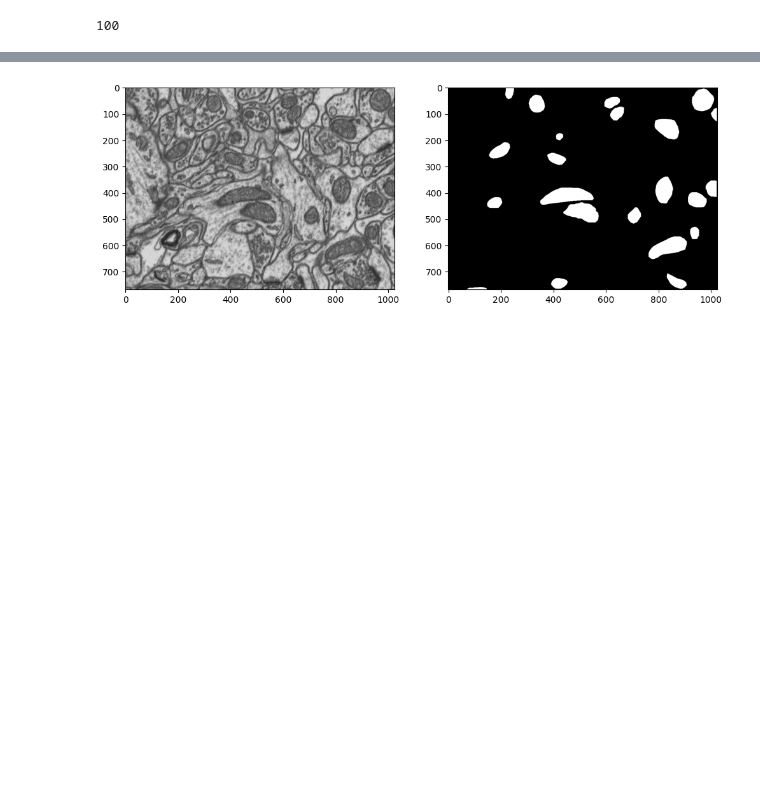
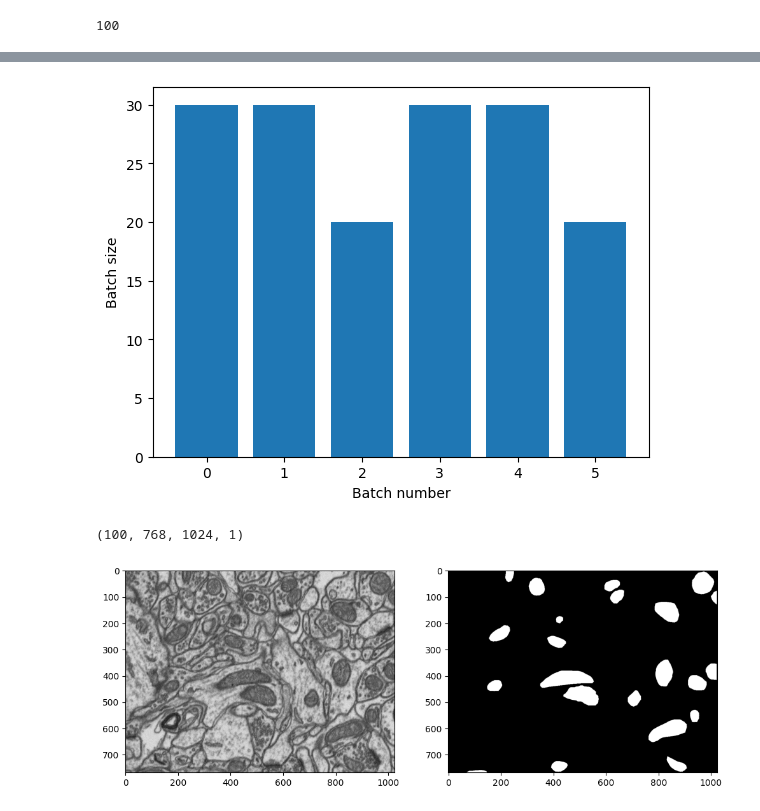
Before and after one commit to vatshivam/Color-Pop, a Jupyter notebook: data_augmentation.ipynb, the cells around one changed output, grey strips where cells are left out. Saved outputs shown, nothing was run; the diff lists cells and outputs as text; code cells hidden in the pictures; blank space fills up the shorter version.

```diff
--- a/data_augmentation.ipynb
+++ b/data_augmentation.ipynb
@@ -113,3 +192,11 @@ X_train, X_test, y_train, y_test = train_test_split(image_dataset, mask_dataset,
+# %%
+plot_batch_sizes(second)
+# %% [output]
+[figure, added]
+# %%
+image_dataset.shape
+# %% [output]
+(100, 768, 1024, 1)
 # %%
 random_index = random.randint(0,image_dataset.shape[0])
 random_image = images[random_index]
```
Also changed, not shown: parts of 18 cells of this notebook, 1 other file.
